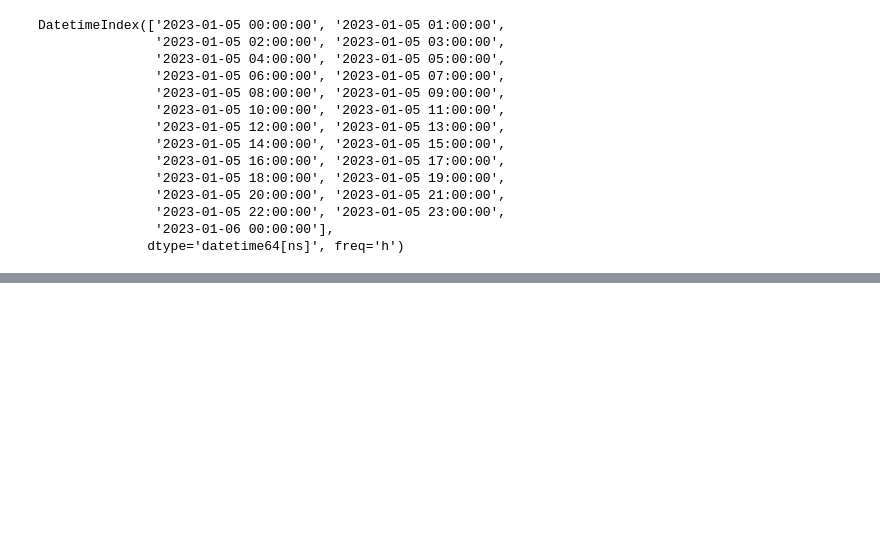
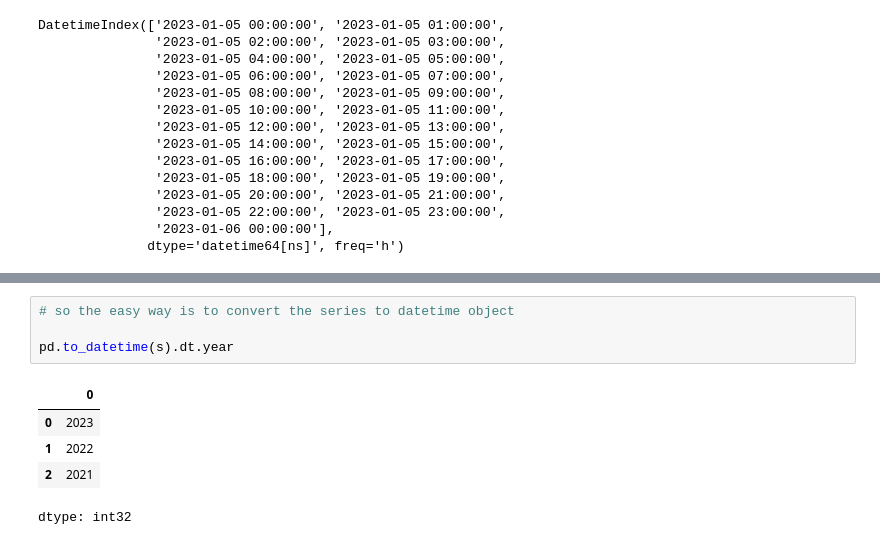
Before and after one commit to Muhammad-Waleed-Source/Pandas, a Jupyter notebook: Pandas_7_Vectorized_Strings_DateTime.ipynb, the cells around one changed output, grey strips where cells are left out. Cells and saved outputs as stored; diff of their text form; blank space fills up the shorter version.

```diff
--- a/Pandas_7_Vectorized_Strings_DateTime.ipynb
+++ b/Pandas_7_Vectorized_Strings_DateTime.ipynb
@@ -714,0 +738,10 @@ DatetimeIndex(['2023-01-05 00:00:00', '2023-01-05 01:00:00',
+# %%
+# so the easy way is to convert the series to datetime object
+
+pd.to_datetime(s).dt.year
+# %% [output]
+|  | 0 |
+| 0 | 2023 |
+| 1 | 2022 |
+| 2 | 2021 |
+dtype: int32
```
Also changed, not shown: parts of 8 cells of this notebook.
